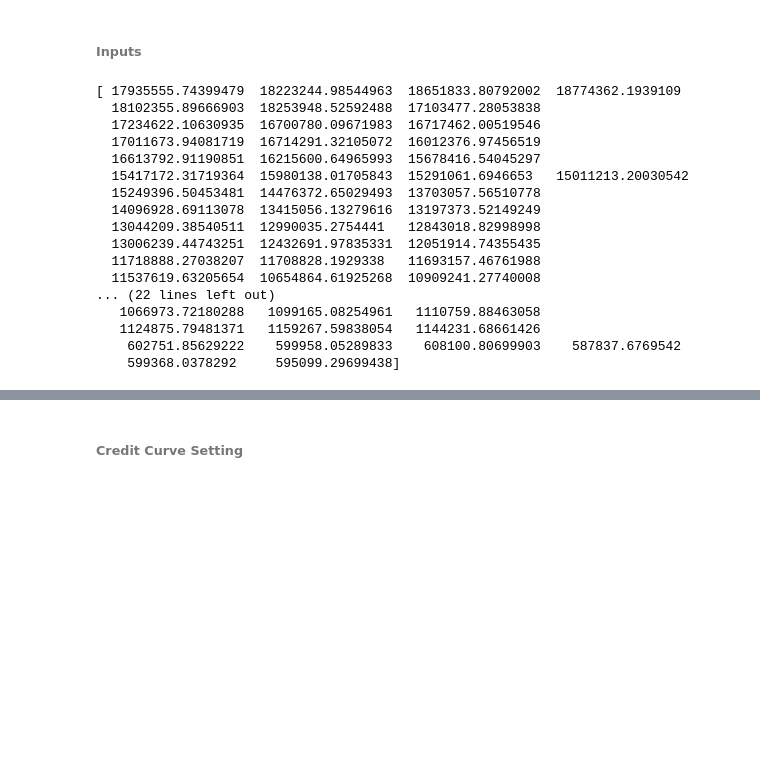
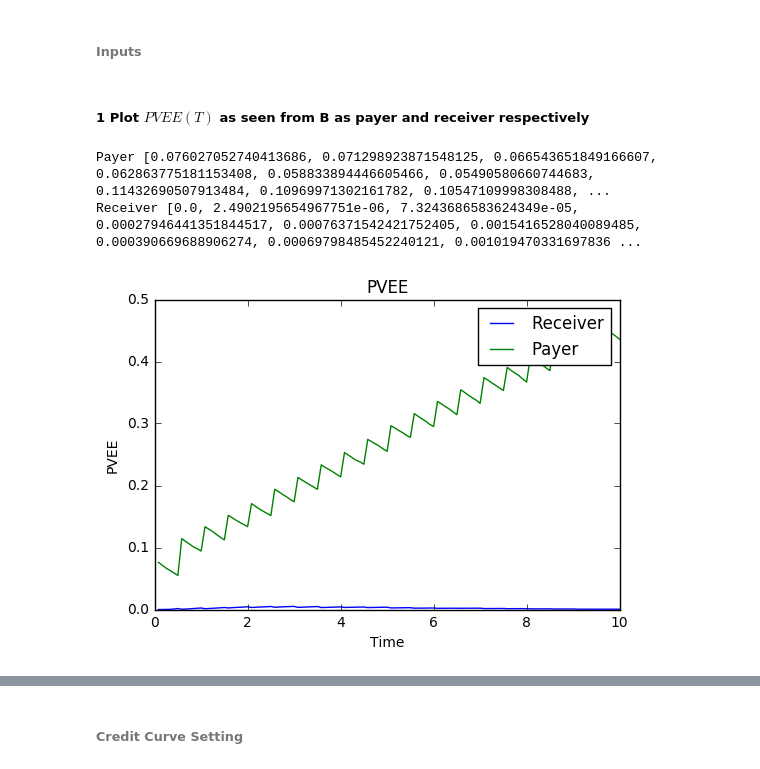
Before and after one commit to lejingxu/CVA_IMM_RegulationProject, a Jupyter notebook: Regulation_Project_Group_4-Copy1.ipynb, the cells around one changed output, grey strips where cells are left out. Cells and saved outputs as stored; diff of their text form; code cells hidden in the pictures; blank space fills up the shorter version.

```diff
--- a/Regulation_Project_Group_4-Copy1.ipynb
+++ b/Regulation_Project_Group_4-Copy1.ipynb
@@ -72,41 +71,63 @@ chol = np.linalg.cholesky(corr)
 swap = Swap(maturity, coupon, freq, notional)
 swap.__str__()
 
+
 Tis = np.arange(1./freq,maturity+1e-6,1./freq)
 ts = np.arange(1./sim_freq,maturity+1e-6,1./sim_freq)
-prices=[]
+
+num_simulation = 2000
+
+prices_payer=[]
+prices_receiver = []
+P_OISs = []
+P_LIBORs = []
+X_Bs = []
+X_Cs = []
+lbdaBs = []
+lbdaCs = []
 
 for num in range(num_simulation):
     # simulate correlated 4-D brownian motion
     wt = chol.dot(np.random.normal(0,1./sim_freq,(4,sim_freq*maturity)))
-
     P_OIS, P_LIBOR = simulateOIS(rho_x, sigma1, sigma2, kappa1, kappa2, sim_freq, maturity, f0_OIS, spread,ts,Tis,wt)
     X_B,X_C,lbdaB,lbdaC = simulateSurvivalProb(lbda0_B,lbda0_C,ts,sigmaB,kappaB,sigmaC,kappaC,wt)
     price_one_path=[]
+    price_one_path_payer = []
     for i in range(maturity*sim_freq):
-        price_one_path.append(priceSwap(swap, 'receiver', P_OIS, P_LIBOR, i, ts,Tis, sim_freq))
+        p =priceSwap(swap, 'payer', P_OIS, P_LIBOR, i, ts, Tis,sim_freq)
+        price_one_path_payer.append(p)
+        price_one_path.append(-p)
 
-    prices.append(price_one_path)
+    prices_payer.append(price_one_path_payer)
+    prices_receiver.append(price_one_path)
+    P_OISs.append(P_OIS)
+    P_LIBORs.append(P_LIBOR)
+    X_Bs.append(X_B)
+    X_Cs.append(X_C)
+    lbdaBs.append(lbdaB)
+    lbdaCs.append(lbdaC)
-# %%
-print np.average(np.asarray(prices),axis=0)
-# %% [output]
-[ 17935555.74399479  18223244.98544963  18651833.80792002  18774362.1939109
-  18102355.89666903  18253948.52592488  17103477.28053838
-  17234622.10630935  16700780.09671983  16717462.00519546
-  17011673.94081719  16714291.32105072  16012376.97456519
-  16613792.91190851  16215600.64965993  15678416.54045297
-  15417172.31719364  15980138.01705843  15291061.6946653   15011213.20030542
-  15249396.50453481  14476372.65029493  13703057.56510778
-  14096928.69113078  13415056.13279616  13197373.52149249
-  13044209.38540511  12990035.2754441   12843018.82998998
-  13006239.44743251  12432691.97835331  12051914.74355435
-  11718888.27038207  11708828.1929338   11693157.46761988
-  11537619.63205654  10654864.61925268  10909241.27740008
-... (22 lines left out)
-   1066973.72180288   1099165.08254961   1110759.88463058
-   1124875.79481371   1159267.59838054   1144231.68661426
-    602751.85629222    599958.05289833    608100.80699903    587837.6769542
-    599368.0378292     595099.29699438]
+# %% [markdown]
+##### 1 Plot $PVEE(T)$ as seen from B as payer and receiver respectively
+# %%
+switch_collateral = False
+switch_downProv = False
+collateral = 0
+D = 0
+PVEE_payer,EE_payer = calculatePVEE(lbdaCs,P_OISs,X_Cs,prices_payer,switch_collateral,switch_downProv,collateral,D)
+PVEE_receiver,EE_receiver = calculatePVEE(lbdaCs,P_OISs,X_Cs,prices_receiver,switch_collateral,switch_downProv,collateral,D)
+print "Payer",PVEE_payer
+print "Receiver",PVEE_receiver
+
+plt.plot(ts,PVEE_receiver,ts,PVEE_payer)
+plt.xlabel('Time')
+plt.ylabel('PVEE')
+plt.title('PVEE')
+plt.legend(['Receiver','Payer'])
+plt.show()
+# %% [output]
+Payer [0.076027052740413686, 0.071298923871548125, 0.066543651849166607, 0.062863775181153408, 0.058833894446605466, 0.05490580660744683, 0.11432690507913484, 0.10969971302161782, 0.10547109998308488, ...
+Receiver [0.0, 2.4902195654967751e-06, 7.3243686583624349e-05, 0.00027946441351844517, 0.00076371542421752405, 0.0015416528040089485, 0.000390669688906274, 0.00069798485452240121, 0.001019470331697836 ...
+[figure, added]
 # %%
 wt = chol.dot(np.random.normal(0,1./sim_freq,(4,sim_freq*maturity)))
 ts = np.arange(1./sim_freq,maturity+1e-6,1./sim_freq)
```
Also changed, not shown: parts of 2 cells of this notebook, 4 other files.
